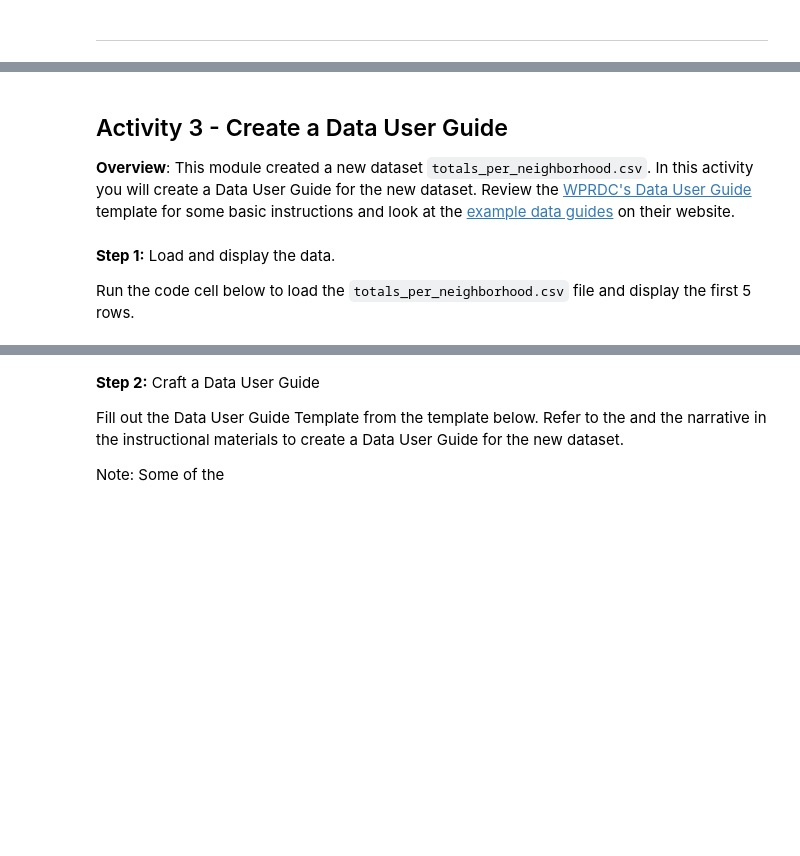
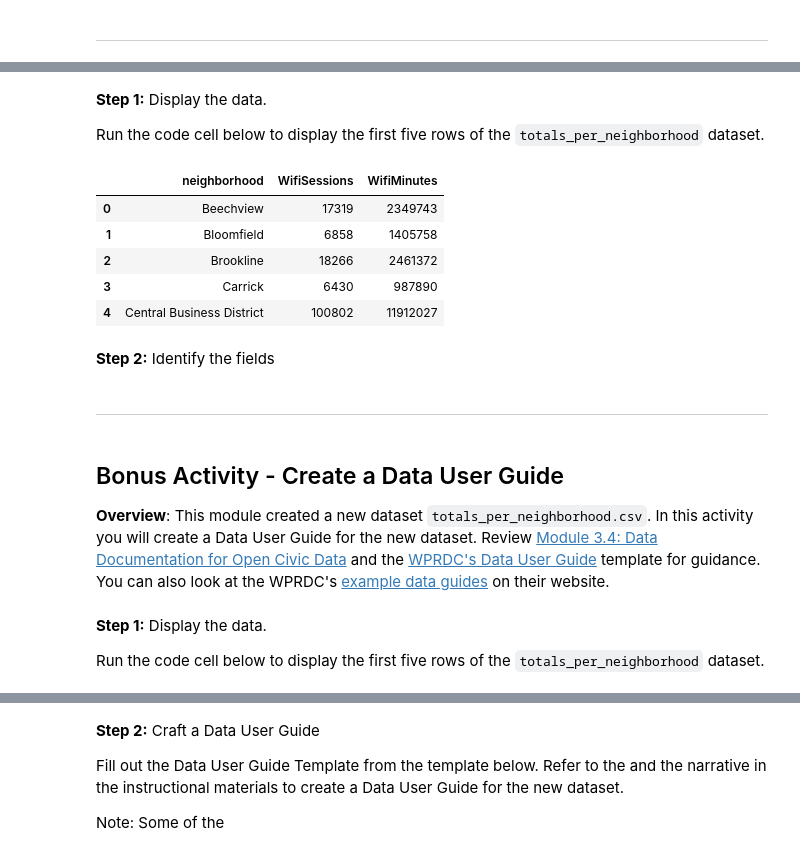
Before and after one commit to mcburton/civic-data-deep-dive, a Jupyter notebook: Activities.ipynb, the cells around one changed output, grey strips where cells are left out. Drawn from its saved outputs; the diff is of its cells as text; code cells hidden in the pictures; blank space fills up the shorter version.

```diff
--- a/Activities.ipynb
+++ b/Activities.ipynb
@@ -66,9 +143,27 @@ Consider the following questions as you create different charts for each year:
+# %% [markdown]
+**Step 1:** Display the data.
+
+Run the code cell below to display the first five rows of the `totals_per_neighborhood` dataset.
+# %%
+# display the totals_per_neighborhood dataset
+totals_per_neighborhood.head()
+# %% [output]
+|  | neighborhood | WifiSessions | WifiMinutes |
+| 0 | Beechview | 17319 | 2349743 |
+| 1 | Bloomfield | 6858 | 1405758 |
+| 2 | Brookline | 18266 | 2461372 |
+| 3 | Carrick | 6430 | 987890 |
+| 4 | Central Business District | 100802 | 11912027 |
+# %% [markdown]
+**Step 2:** Identify the fields
+# %% [markdown]
+---
 # %% [markdown]
-## Activity 3 - Create a Data User Guide
+## Bonus Activity - Create a Data User Guide
 
-**Overview**: This module created a new dataset `totals_per_neighborhood.csv`. In this activity you will create a Data User Guide for the new dataset. Review the [WPRDC's Data User Guide](https://github.com/rgradeck/Data-User-Guides/blob/master/README.md) template for some basic instructions and look at the [example data guides](http://www.wprdc.org/data-user-guides/) on their website.
+**Overview**: This module created a new dataset `totals_per_neighborhood.csv`. In this activity you will create a Data User Guide for the new dataset. Review [Module 3.4: Data Documentation for Open Civic Data](https://civic-switchboard.gitbook.io/education-series/segment-3-preparing-libraries-for-sharing-their-data/module-3.4-data-documentation-for-open-civic-data) and the [WPRDC's Data User Guide](https://github.com/rgradeck/Data-User-Guides/blob/master/README.md) template for guidance. You can also look at the WPRDC's [example data guides](http://www.wprdc.org/data-user-guides/) on their website.
 # %% [markdown]
-**Step 1:** Load and display the data.
+**Step 1:** Display the data.
 
-Run the code cell below to load the `totals_per_neighborhood.csv` file and display the first 5 rows.
+Run the code cell below to display the first five rows of the `totals_per_neighborhood` dataset.
 # %%
```
Also changed, not shown: parts of 14 cells of this notebook, 2 other files.
